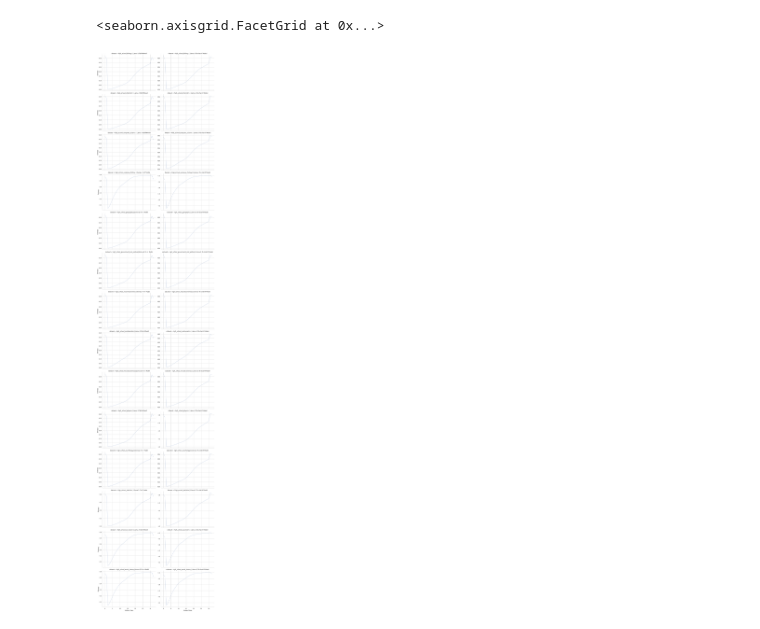
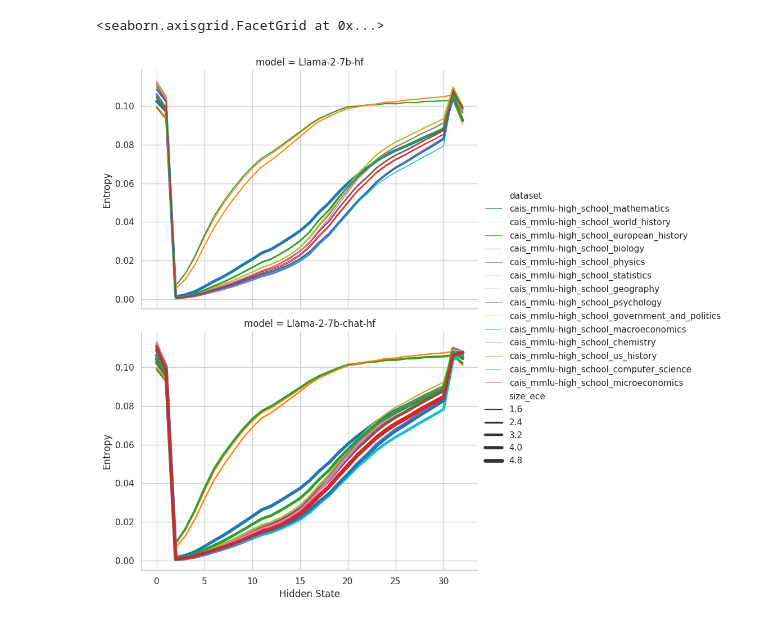
Before and after one commit to djaniak/information-bottleneck, a Jupyter notebook: notebooks/calibration-plots.ipynb, the cells around one changed output. Cells and saved outputs as stored; diff of their text form; code cells hidden in the pictures.

```diff
--- a/notebooks/calibration-plots.ipynb
+++ b/notebooks/calibration-plots.ipynb
@@ -22,5 +65,4 @@ device(type='cuda')
 # %%
-# read jsons from directory
 import json
 
 results = []
@@ -29,7 +71,8 @@ for root, dirs, files in os.walk("../data/calibration"):
     for file in files:
         if file.endswith(".json"):
             with open(os.path.join(root, file), "r") as f:
-                results.extend(json.load(f))
+                rf = json.load(f)
+                results.append(rf)
 # %%
 import pandas as pd
 
@@ -48,16 +104,18 @@ df.head(3)
 # %%
 import seaborn as sns
 
+sns.set_theme(style="whitegrid")
 
+entropy = "logNlogD_normalized_entropy"
 ax1 = sns.relplot(
     data=df,
     x="ece",
     y="acc",
     col="model",
-    size="last_es",
+    size=f"last_{entropy}",
     legend=True
 )
-ax1._legend.set_title('Entropy')
+ax1._legend.set_title('entropy')
 ax1.set(xlabel='ECE', ylabel='Accuracy')
 # %% [output]
 <seaborn.axisgrid.FacetGrid at 0x...>
@@ -74,10 +197,25 @@ df.head()
 # %%
-# Transform the DataFrame
-long_df = df.explode('es')
+entropy = "logNlogD_normalized_entropy"
+
+long_df = df.explode(entropy)
 long_df['hidden_state'] = long_df.groupby(['model', 'dataset']).cumcount()
-long_df = long_df.rename(columns={'es': 'entropy'})
+long_df = long_df.rename(columns={entropy: 'entropy'})
 
-# Create a size scale
-min_size = 20
-max_size = 200
-long_df['size'] = min_size + (long_df['acc'] - long_df['acc'].min()) / (long_df['acc'].max() - long_df['acc'].min()) * (max_size - min_size)
+min_size = 1
+max_size = 5
+long_df['size_acc'] = min_size + (long_df['acc'] - long_df['acc'].min()) / (long_df['acc'].max() - long_df['acc'].min()) * (max_size - min_size)
+long_df['size_ece'] = min_size + (long_df['ece'] - long_df['ece'].min()) / (long_df['ece'].max() - long_df['ece'].min()) * (max_size - min_size)
+# %%
+# Plot using Seaborn relplot
+sns.set(style="whitegrid")
+
+g = sns.relplot(
+    data=long_df,
+    x='hidden_state', y='entropy', hue='dataset', size='size_acc',
+    kind='line', row='model', facet_kws={'sharey': True, 'sharex': True},
+    palette='tab10', sizes=(min_size, max_size), height=5, aspect=1.5, linewidth=0.5,
+    markers=True, dashes=False
+)
+
+g.set_axis_labels("Hidden State", "Entropy")
+g.set_titles(col_template="{col_name} Model")
@@ -84,15 +225,16 @@ long_df['size'] = min_size + (long_df['acc'] - long_df['acc'].min()) / (long_df[
 # %%
 # Plot using Seaborn relplot
 sns.set(style="whitegrid")
+
 g = sns.relplot(
     data=long_df,
-    x='hidden_state', y='entropy', #hue='model', size='size',
-    kind='line', col='model', row='dataset', facet_kws={'sharey': False, 'sharex': True},
+    x='hidden_state', y='entropy', hue='dataset', size='size_ece',
+    kind='line', row='model', facet_kws={'sharey': True, 'sharex': True},
     palette='tab10', sizes=(min_size, max_size), height=5, aspect=1.5, linewidth=0.5
 )
 
 g.set_axis_labels("Hidden State", "Entropy")
 g.set_titles(col_template="{col_name} Model")
 # %% [output]
 <seaborn.axisgrid.FacetGrid at 0x...>
-[figure, old version]
+[figure, new version]
```
Also changed, not shown: parts of 15 cells of this notebook, 7 other files.
